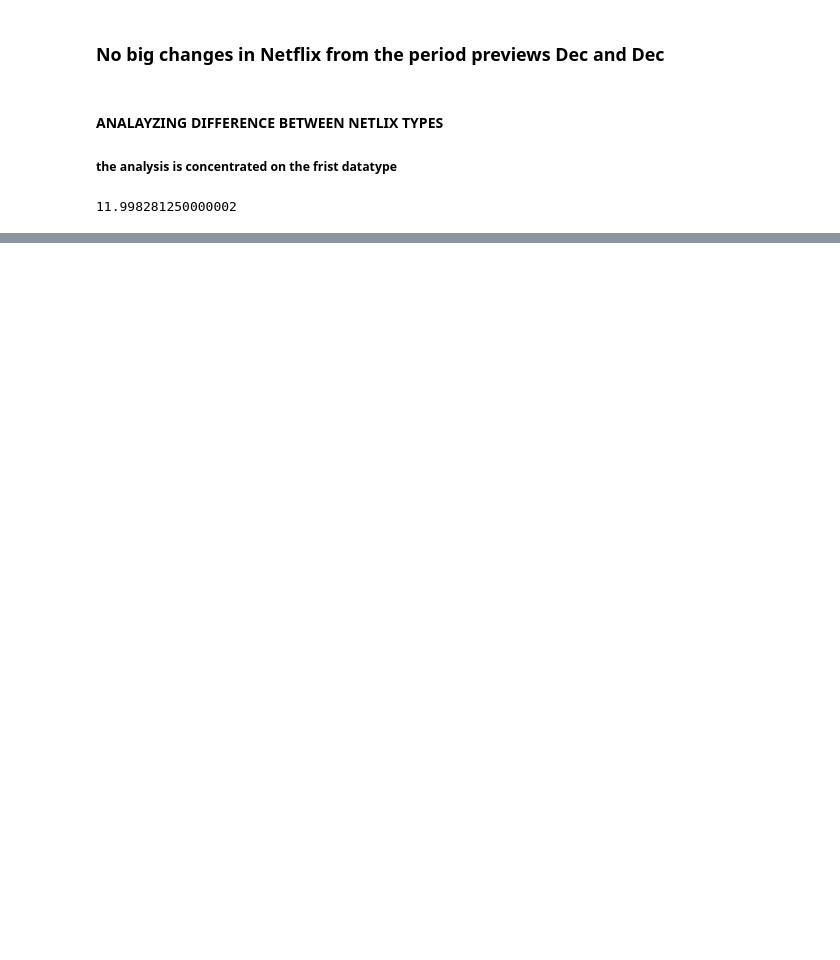
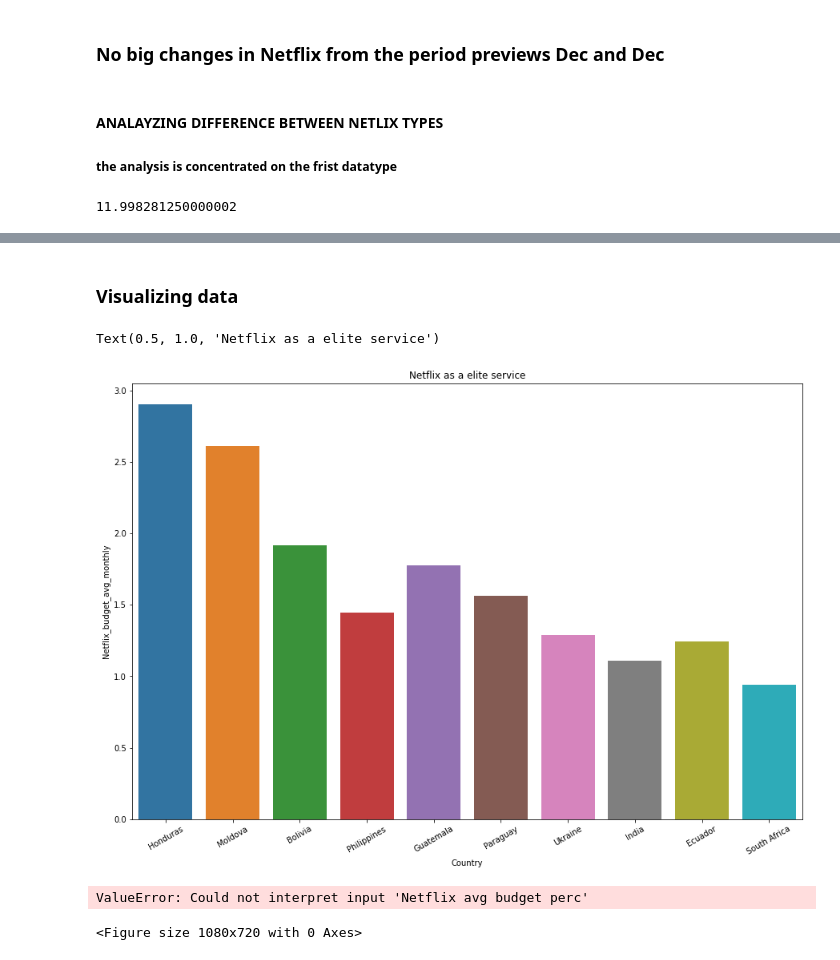
Before and after one commit to magicWiss/Netflix-Price-Analytics, a Jupyter notebook: Analytics/data_anal.ipynb, the cells around one changed output, grey strips where cells are left out. Drawn from its saved outputs; the diff is of its cells as text; code cells hidden in the pictures; blank space fills up the shorter version.

```diff
--- a/Analytics/data_anal.ipynb
+++ b/Analytics/data_anal.ipynb
@@ -804,0 +791,20 @@ worst
+# %% [markdown]
+### Visualizing data
+# %%
+#view of the result
+plt.figure(figsize=(15,10))
+ax=sas.barplot('Country', 'Netflix_budget_avg_monthly', data=worst_socres)
+ax.set_xticklabels(ax.get_xticklabels(),rotation = 30)
+plt.title('Netflix as a elite service')
+# %% [output]
+Text(0.5, 1.0, 'Netflix as a elite service')
+[figure, added]
+# %%
+#view of the result
+plt.figure(figsize=(15,10))
+ax=sas.barplot('Country', 'Netflix avg budget perc', data=best_scores)
+ax.set_xticklabels(ax.get_xticklabels(),rotation = 30)
+plt.title('Netflix as a normal service')
+# %% [output]
+ValueError: Could not interpret input 'Netflix avg budget perc'
+<Figure size 1080x720 with 0 Axes>
```
Also changed, not shown: parts of 34 cells of this notebook, 4 other files.
